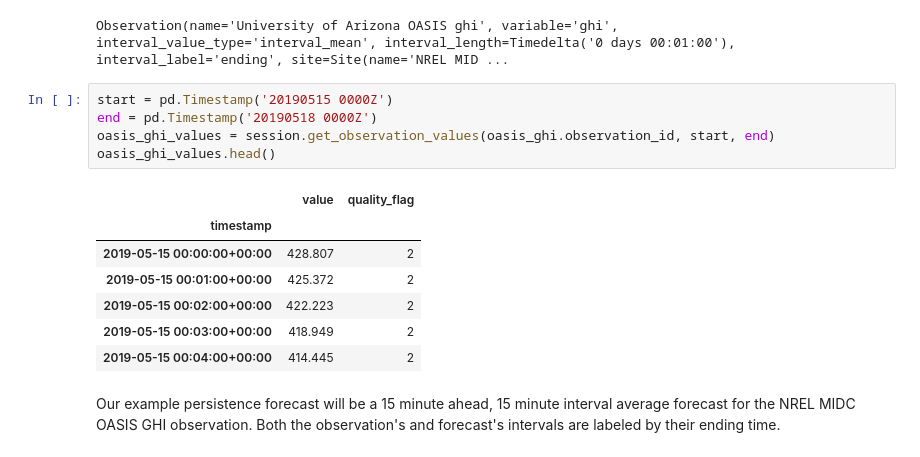
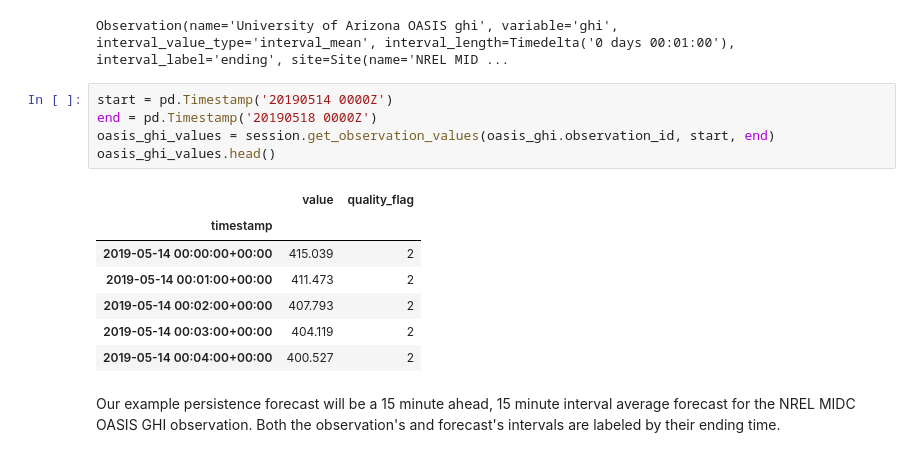
Before and after one commit to SolarArbiter/workshop, a Jupyter notebook: reference_forecasts.ipynb, the cells around one changed output. Saved outputs shown, nothing was run; the diff lists cells and outputs as text.

```diff
--- a/reference_forecasts.ipynb
+++ b/reference_forecasts.ipynb
@@ -387,18 +382,18 @@ oasis_ghi
 # %% [output]
 Observation(name='University of Arizona OASIS ghi', variable='ghi', interval_value_type='interval_mean', interval_length=Timedelta('0 days 00:01:00'), interval_label='ending', site=Site(name='NREL MID ...
 # %%
-start = pd.Timestamp('20190515 0000Z')
+start = pd.Timestamp('20190514 0000Z')
 end = pd.Timestamp('20190518 0000Z')
 oasis_ghi_values = session.get_observation_values(oasis_ghi.observation_id, start, end)
 oasis_ghi_values.head()
 # %% [output]
 |  | value | quality_flag |
 | timestamp |  |  |
-| 2019-05-15 00:00:00+00:00 | 428.807 | 2 |
-| 2019-05-15 00:01:00+00:00 | 425.372 | 2 |
-| 2019-05-15 00:02:00+00:00 | 422.223 | 2 |
-| 2019-05-15 00:03:00+00:00 | 418.949 | 2 |
-| 2019-05-15 00:04:00+00:00 | 414.445 | 2 |
+| 2019-05-14 00:00:00+00:00 | 415.039 | 2 |
+| 2019-05-14 00:01:00+00:00 | 411.473 | 2 |
+| 2019-05-14 00:02:00+00:00 | 407.793 | 2 |
+| 2019-05-14 00:03:00+00:00 | 404.119 | 2 |
+| 2019-05-14 00:04:00+00:00 | 400.527 | 2 |
 # %% [markdown]
 Our example persistence forecast will be a 15 minute ahead, 15 minute interval average forecast for the NREL MIDC OASIS GHI observation. Both the observation's and forecast's intervals are labeled by their ending time.
 # %%
```
Also changed, not shown: parts of 10 cells of this notebook, 3 other files.
